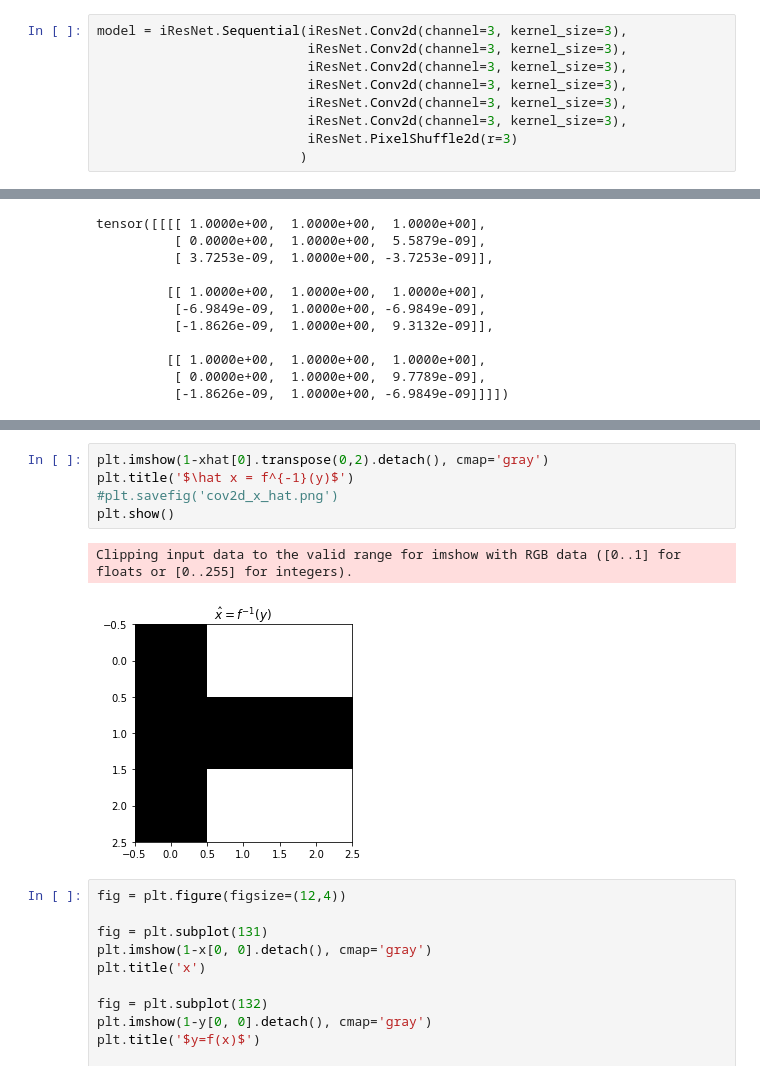
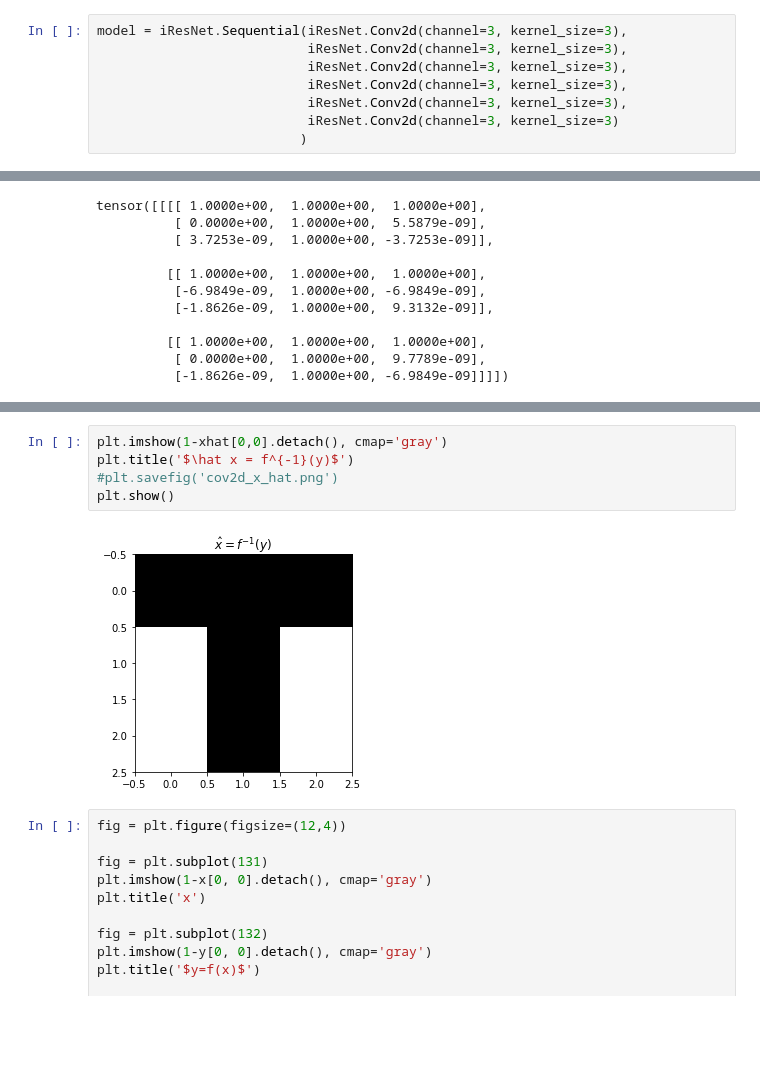
Before and after one commit to ELIFE-ASU/INNLab, a Jupyter notebook: src/i-ResNet_unit_tests.ipynb, the cells around one changed output, grey strips where cells are left out. Cells and saved outputs as stored; diff of their text form; blank space fills up the shorter version.

```diff
--- a/src/i-ResNet_unit_tests.ipynb
+++ b/src/i-ResNet_unit_tests.ipynb
@@ -163,8 +237,7 @@ model = iResNet.Sequential(iResNet.Conv2d(channel=3, kernel_size=3),
                            iResNet.Conv2d(channel=3, kernel_size=3),
                            iResNet.Conv2d(channel=3, kernel_size=3),
                            iResNet.Conv2d(channel=3, kernel_size=3),
-                           iResNet.Conv2d(channel=3, kernel_size=3),
-                           iResNet.PixelShuffle2d(r=3)
+                           iResNet.Conv2d(channel=3, kernel_size=3)
                           )
 # %%
 optimizer = optim.Adam(model.parameters(), lr=0.01)
@@ -235,11 +307,10 @@ tensor([[[[ 1.0000e+00,  1.0000e+00,  1.0000e+00],
 # %%
-plt.imshow(1-xhat[0].transpose(0,2).detach(), cmap='gray')
+plt.imshow(1-xhat[0,0].detach(), cmap='gray')
 plt.title('$\hat x = f^{-1}(y)$')
 #plt.savefig('cov2d_x_hat.png')
 plt.show()
 # %% [output]
-Clipping input data to the valid range for imshow with RGB data ([0..1] for floats or [0..255] for integers).
-[figure, old version]
+[figure, new version]
 # %%
 fig = plt.figure(figsize=(12,4))
 
```
Also changed, not shown: parts of 32 cells of this notebook, 3 other files.
